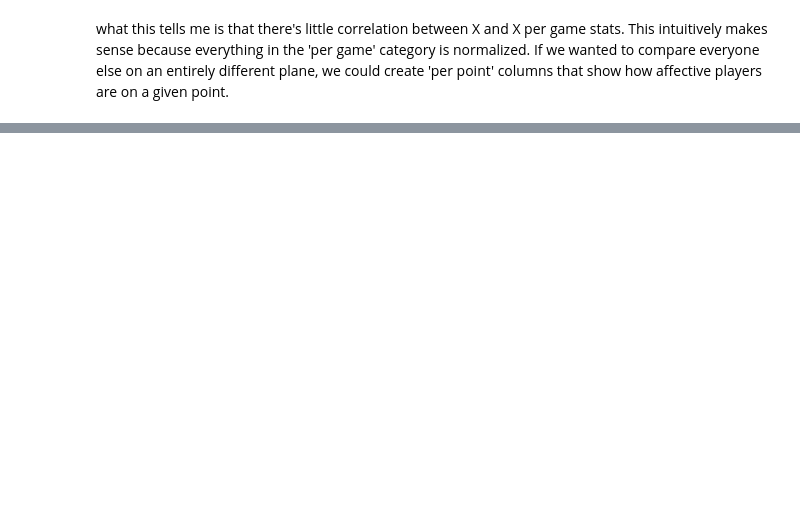
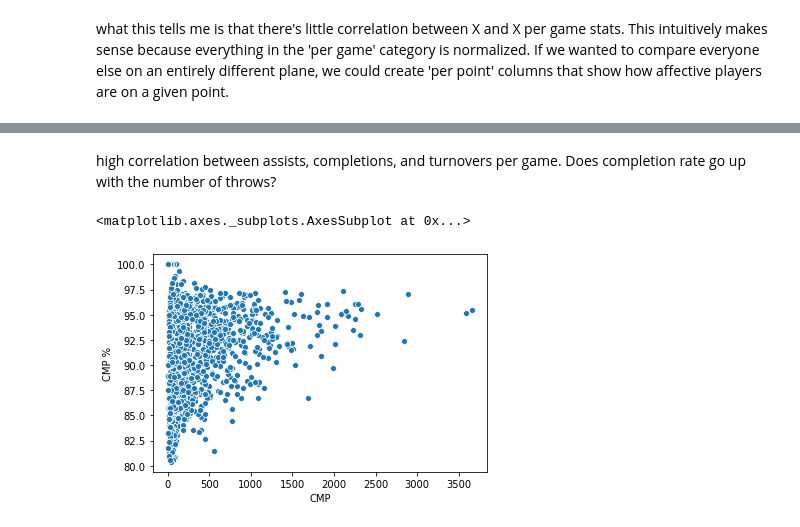
Before and after one commit to g-lorenzo/audl_ds, a Jupyter notebook: all_time_notebook.ipynb, the cells around one changed output, grey strips where cells are left out. Saved outputs shown, nothing was run; the diff lists cells and outputs as text; code cells hidden in the pictures; blank space fills up the shorter version.

```diff
--- a/all_time_notebook.ipynb
+++ b/all_time_notebook.ipynb
@@ -129,0 +160,8 @@ sns.scatterplot(data=df, x='G', y='GPG')
+# %% [markdown]
+high correlation between assists, completions, and turnovers per game. Does completion rate go up with the number of throws?
+# %%
+temp_df = df[df['CMP %'] > 80]
+sns.scatterplot(data=temp_df, x='CMP', y='CMP %')
+# %% [output]
+<matplotlib.axes._subplots.AxesSubplot at 0x...>
+[figure, added]
```
Also changed, not shown: parts of 29 cells of this notebook, 2 other files.
